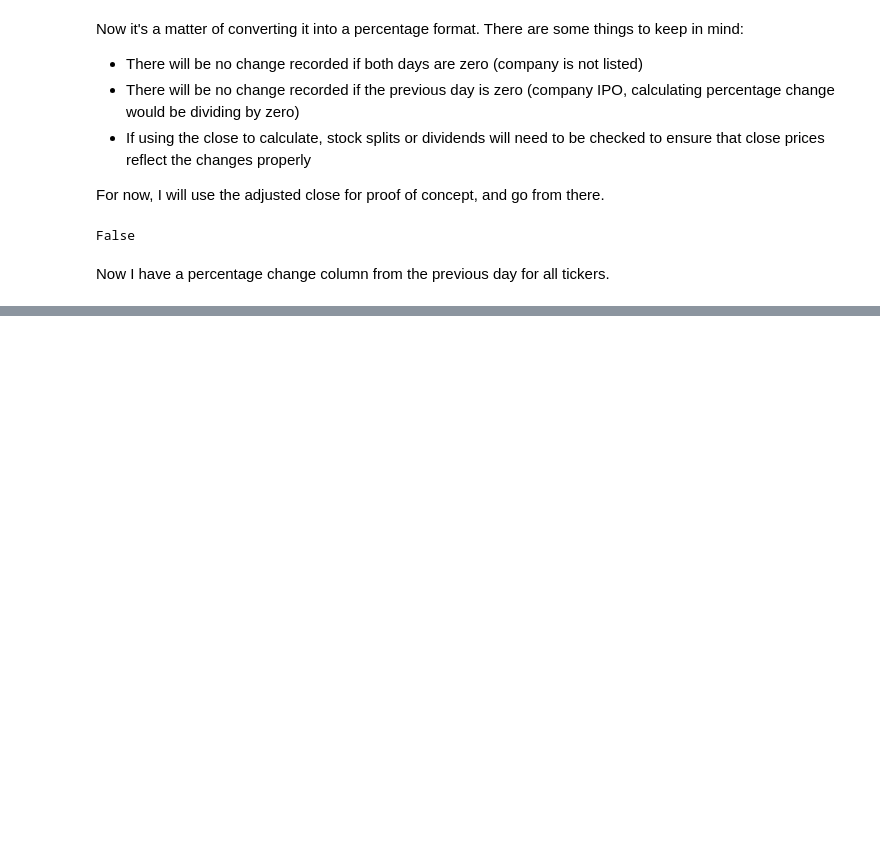
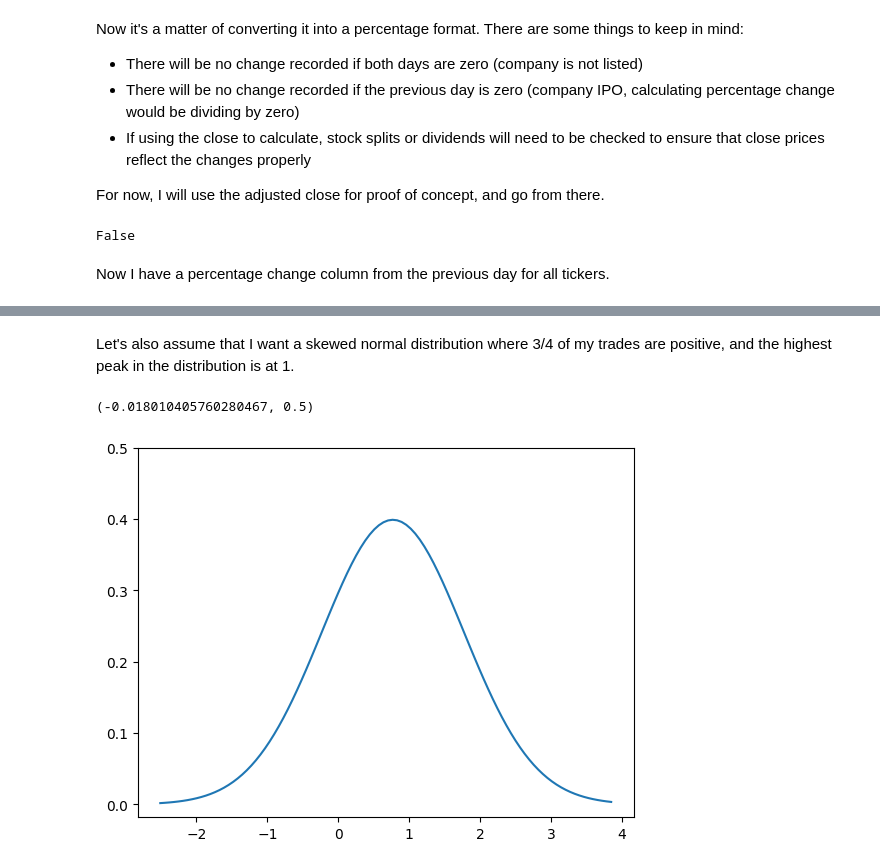
Before and after one commit to zdravoj/stock-bot, a Jupyter notebook: trading_sandbox.ipynb, the cells around one changed output, grey strips where cells are left out. Saved outputs shown, nothing was run; the diff lists cells and outputs as text; code cells hidden in the pictures; blank space fills up the shorter version.

```diff
--- a/trading_sandbox.ipynb
+++ b/trading_sandbox.ipynb
@@ -482,0 +514,14 @@ Now I have a percentage change column from the previous day for all tickers.
+# %% [markdown]
+Let's also assume that I want a skewed normal distribution where 3/4 of my trades are positive, and the highest peak in the distribution is at 1.
+# %%
+x = np.linspace(
+    skewnorm.ppf(0.001, -0.5, loc=0.77, scale=1),
+    skewnorm.ppf(0.9999, -0.5, loc=0.77, scale=1),
+    100)
+plt.plot(
+    x, skewnorm.pdf(x, 0, loc=0.77, scale=1)
+)
+plt.ylim(top=0.5)
+# %% [output]
+(-0.018010405760280467, 0.5)
+[figure, added]
```
Also changed, not shown: parts of 5 cells of this notebook.
